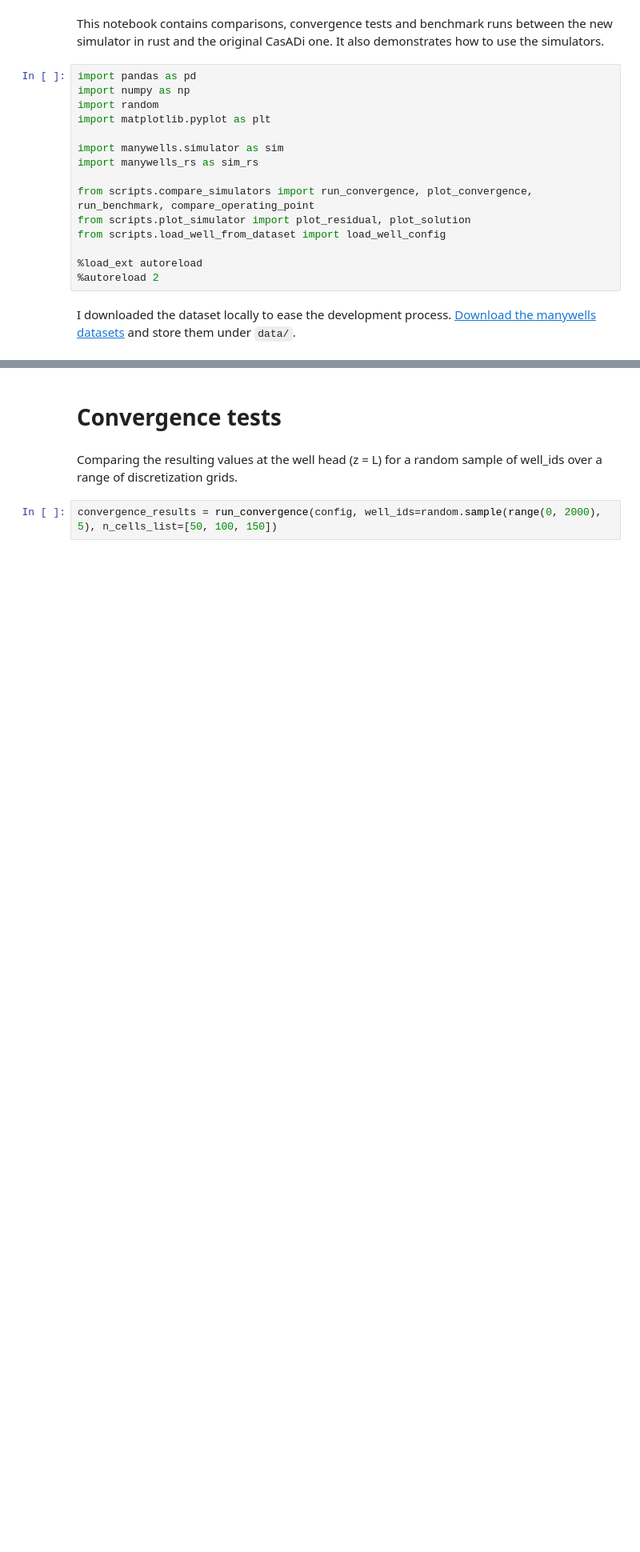
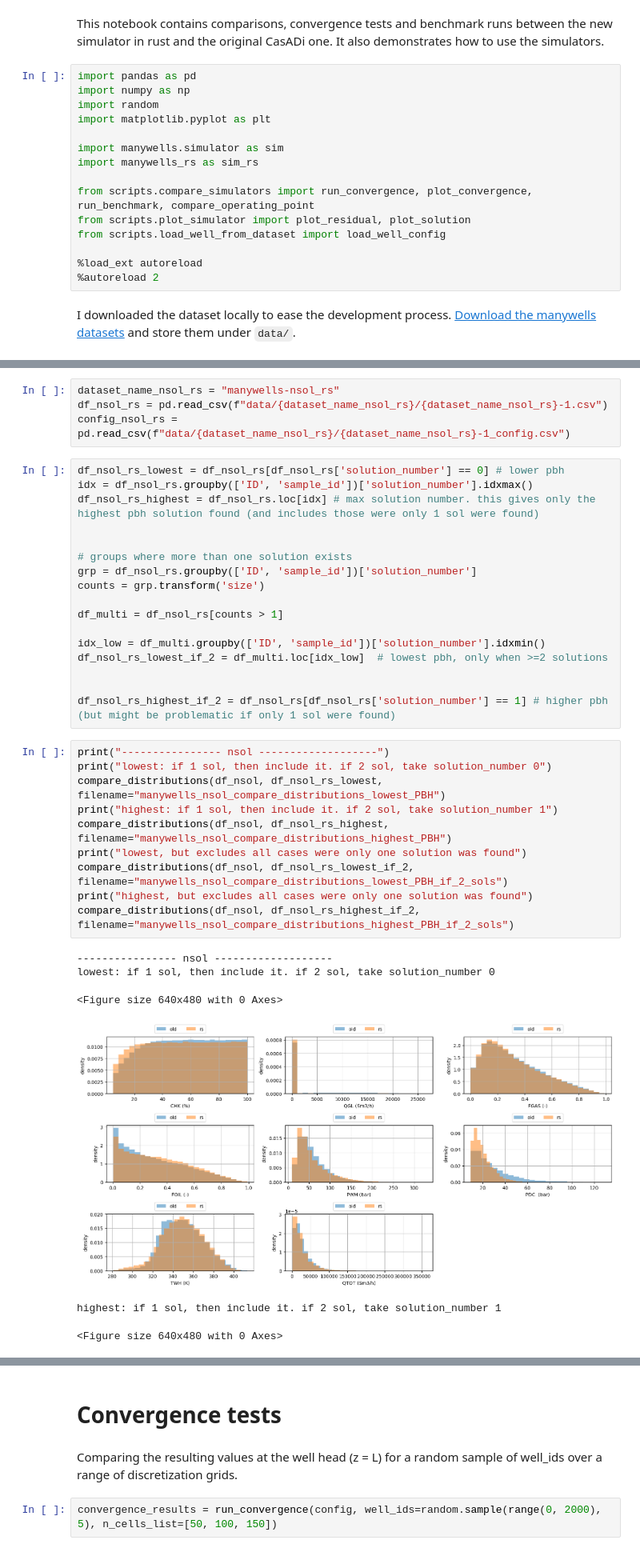
Before and after one commit to Kajrakso/manywells, a Jupyter notebook: notebook.ipynb, the cells around one changed output, grey strips where cells are left out. Shown at 80% size. Saved outputs shown, nothing was run; the diff lists cells and outputs as text; blank space fills up the shorter version.

```diff
--- a/notebook.ipynb
+++ b/notebook.ipynb
@@ -90,0 +140,38 @@ plt.show()
+# %%
+dataset_name_nsol_rs = "manywells-nsol_rs"
+df_nsol_rs = pd.read_csv(f"data/{dataset_name_nsol_rs}/{dataset_name_nsol_rs}-1.csv")
+config_nsol_rs = pd.read_csv(f"data/{dataset_name_nsol_rs}/{dataset_name_nsol_rs}-1_config.csv")
+# %%
+df_nsol_rs_lowest = df_nsol_rs[df_nsol_rs['solution_number'] == 0] # lower pbh
+idx = df_nsol_rs.groupby(['ID', 'sample_id'])['solution_number'].idxmax()
+df_nsol_rs_highest = df_nsol_rs.loc[idx] # max solution number. this gives only the highest pbh solution found (and includes those were only 1 sol were found)
+
+
+# groups where more than one solution exists
+grp = df_nsol_rs.groupby(['ID', 'sample_id'])['solution_number']
+counts = grp.transform('size')
+
+df_multi = df_nsol_rs[counts > 1]
+
+idx_low = df_multi.groupby(['ID', 'sample_id'])['solution_number'].idxmin()
+df_nsol_rs_lowest_if_2 = df_multi.loc[idx_low]  # lowest pbh, only when >=2 solutions
+
+
+df_nsol_rs_highest_if_2 = df_nsol_rs[df_nsol_rs['solution_number'] == 1] # higher pbh (but might be problematic if only 1 sol were found)
+# %%
+print("---------------- nsol -------------------")
+print("lowest: if 1 sol, then include it. if 2 sol, take solution_number 0")
+compare_distributions(df_nsol, df_nsol_rs_lowest, filename="manywells_nsol_compare_distributions_lowest_PBH")
+print("highest: if 1 sol, then include it. if 2 sol, take solution_number 1")
+compare_distributions(df_nsol, df_nsol_rs_highest, filename="manywells_nsol_compare_distributions_highest_PBH")
+print("lowest, but excludes all cases were only one solution was found")
+compare_distributions(df_nsol, df_nsol_rs_lowest_if_2, filename="manywells_nsol_compare_distributions_lowest_PBH_if_2_sols")
+print("highest, but excludes all cases were only one solution was found")
+compare_distributions(df_nsol, df_nsol_rs_highest_if_2, filename="manywells_nsol_compare_distributions_highest_PBH_if_2_sols")
+# %% [output]
+---------------- nsol -------------------
+lowest: if 1 sol, then include it. if 2 sol, take solution_number 0
+<Figure size 640x480 with 0 Axes>
+[figure, added]
+highest: if 1 sol, then include it. if 2 sol, take solution_number 1
+<Figure size 640x480 with 0 Axes>
```
Also changed, not shown: parts of 10 cells of this notebook, 12 other files.
